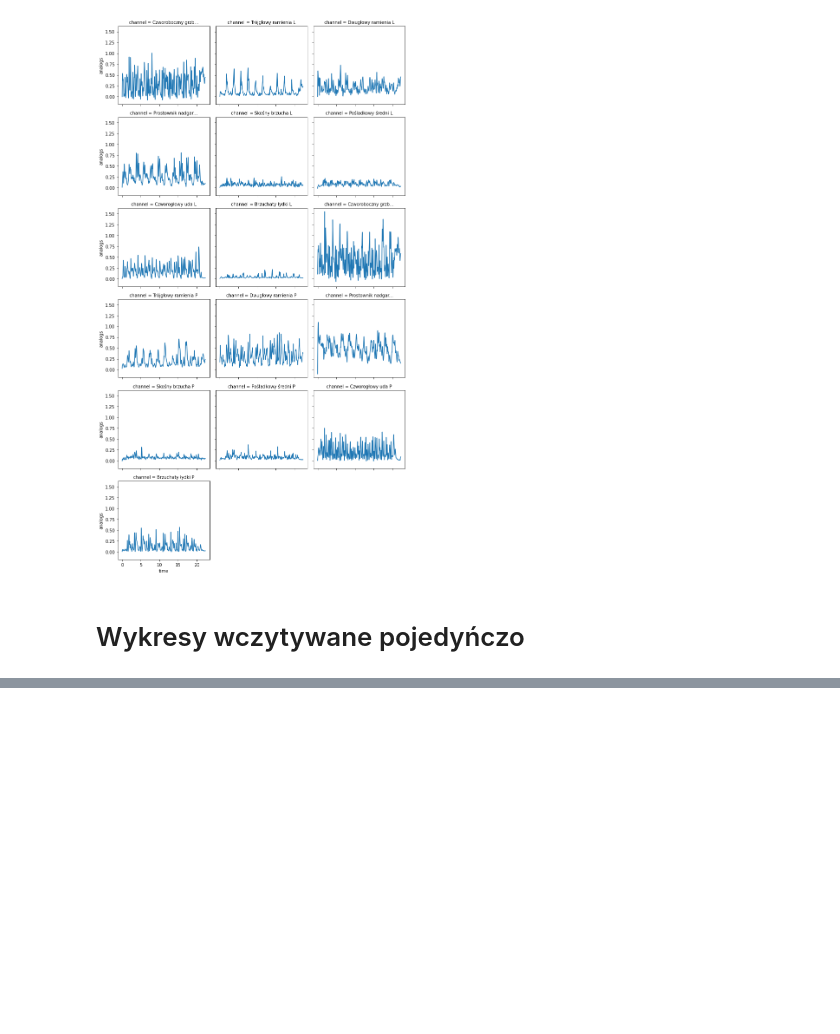
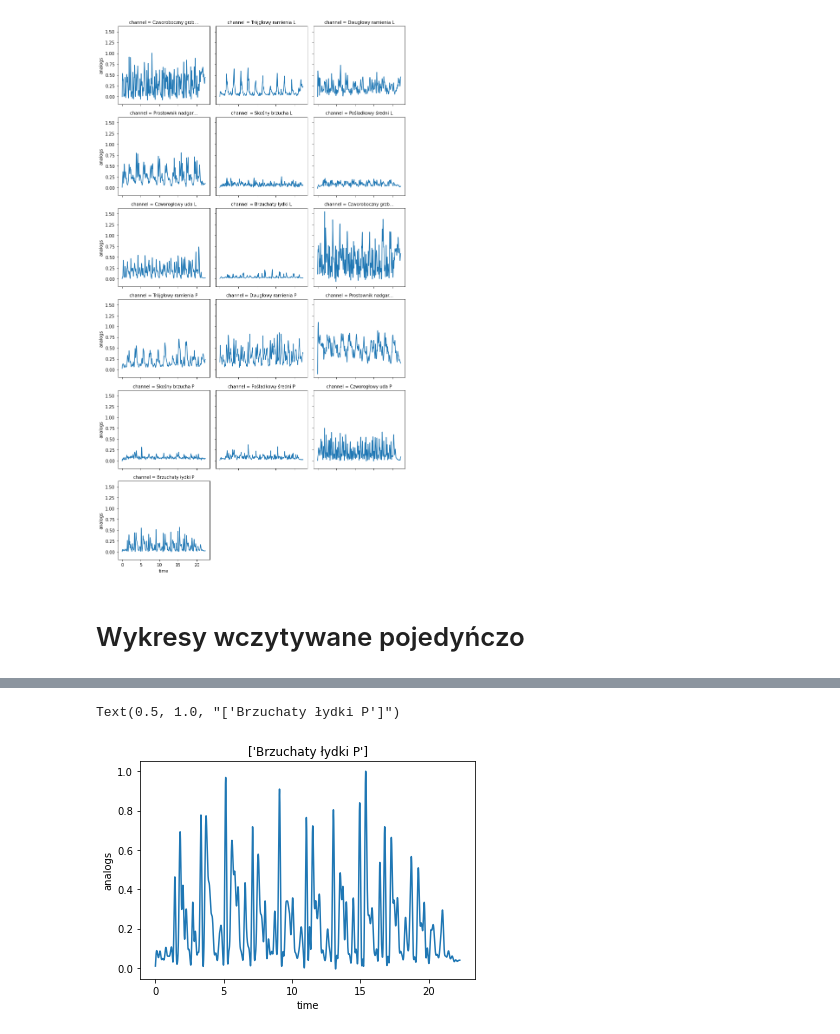
Before and after one commit to kkluwak/PJATK2020, a Jupyter notebook: RDCLabs/odczyt_emg.ipynb, the cells around one changed output, grey strips where cells are left out. Cells and saved outputs as stored; diff of their text form; code cells hidden in the pictures; blank space fills up the shorter version.

```diff
--- a/RDCLabs/odczyt_emg.ipynb
+++ b/RDCLabs/odczyt_emg.ipynb
@@ -185,0 +220,8 @@ print(emg_p[0][2].values)
+# %%
+plt.plot(emg_p.time.values,emg_norm_value)
+plt.xlabel("time")
+plt.ylabel("analogs");
+plt.title(muscles_names[i])
+# %% [output]
+Text(0.5, 1.0, "['Brzuchaty łydki P']")
+[figure, added]
```
Also changed, not shown: parts of 12 cells of this notebook.
